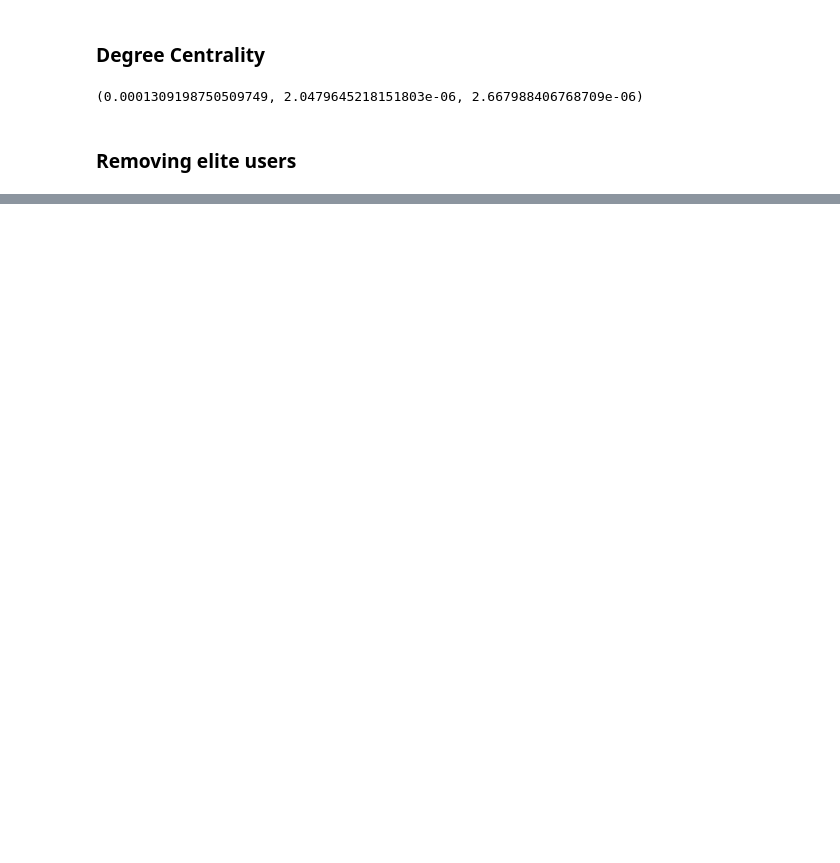
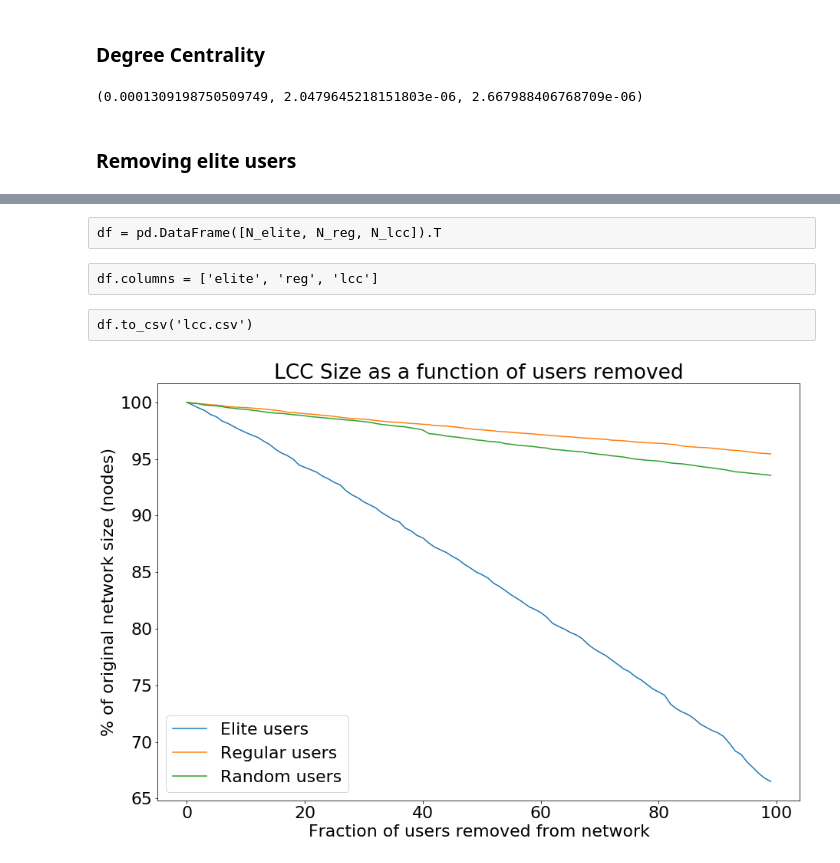
Before and after one commit to thomasnilsson/02805-social-graphs-2018, a Jupyter notebook: project1/Elite users.ipynb, the cells around one changed output, grey strips where cells are left out. Cells and saved outputs as stored; diff of their text form; code cells hidden in the pictures; blank space fills up the shorter version.

```diff
--- a/project1/Elite users.ipynb
+++ b/project1/Elite users.ipynb
@@ -247,0 +203,23 @@ array([1443643., 1414555., 1393854., 1373618., 1353462., 1337220.,
+# %% [raw]
+df = pd.DataFrame([N_elite, N_reg, N_lcc]).T
+# %% [raw]
+df.columns = ['elite', 'reg', 'lcc']
+# %% [raw]
+df.to_csv('lcc.csv')
+# %%
+lcc_all = pd.read_csv('Remove_All_LCC_based_on_elite_size.txt', header=None)
+lcc_reg = pd.read_csv('Remove_Non_Elites_LCC_based_on_elite_size.txt', header=None)
+lcc_elite = pd.read_csv('Remove_Elites_LCC.txt', header=None)
+# %%
+plt.figure(figsize=[15,10])
+plt.plot(100 * lcc_elite / np.max(lcc_elite))
+plt.plot(100 * lcc_reg / np.max(lcc_reg))
+plt.plot(100 * lcc_all / np.max(lcc_all))
+plt.legend(['Elite users', 'Regular users', 'Random users'])
+plt.title("LCC Size as a function of users removed")
+plt.xlabel("Fraction of users removed from network")
+plt.ylabel("% of original network size (nodes)")
+plt.savefig('plots/lcc_plot.svg', format='svg', bbox_inches="tight")
+plt.show()
+# %% [output]
+[figure, added]
```
Also changed, not shown: parts of 13 cells of this notebook, 8 other files.
